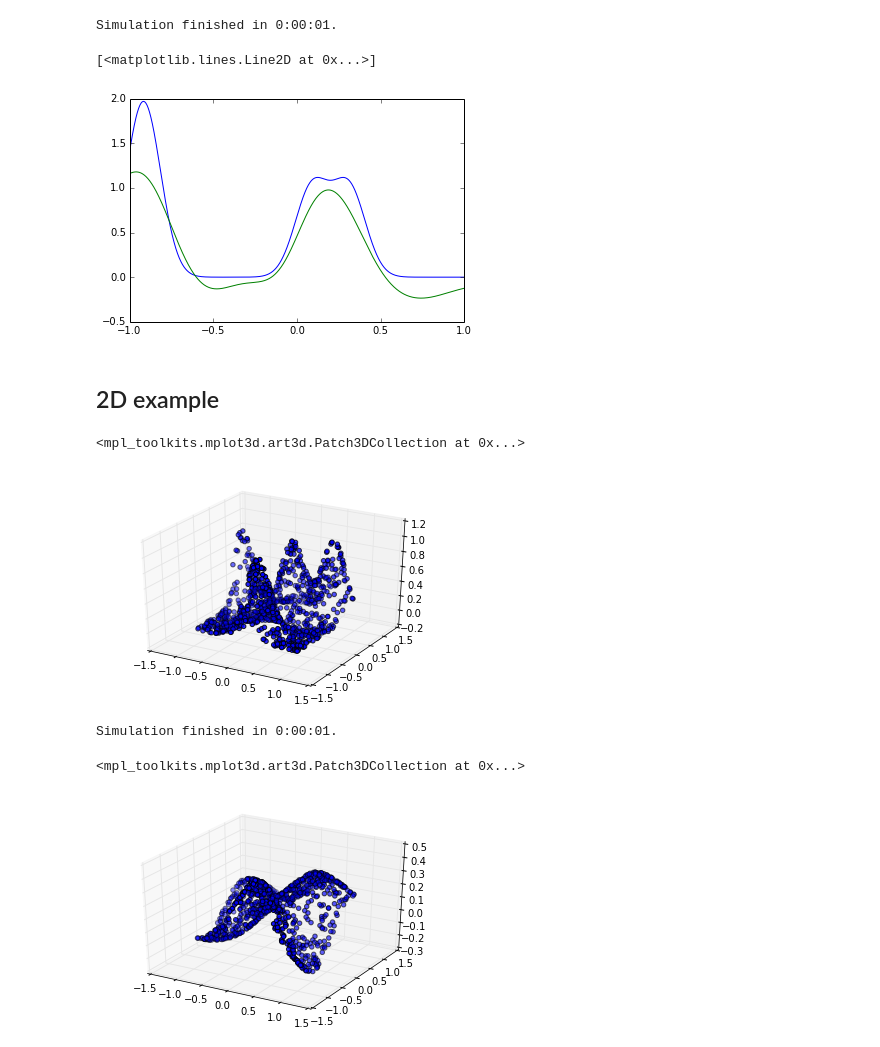
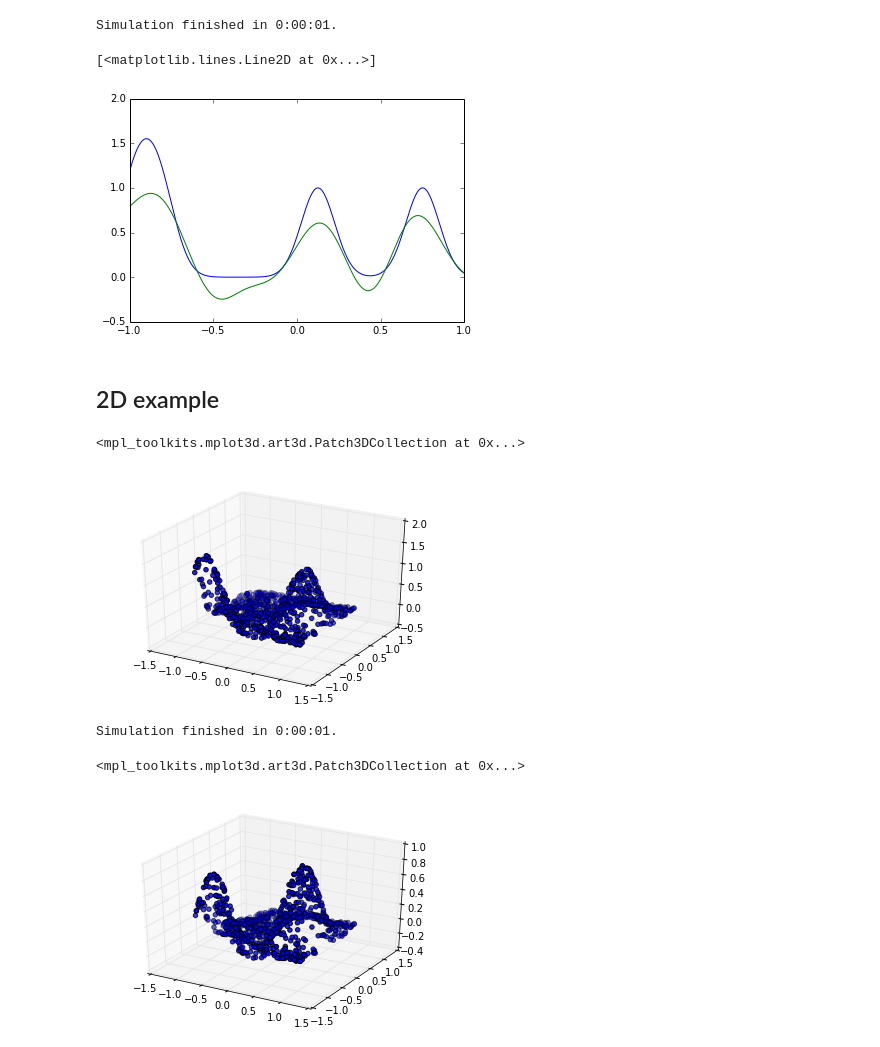
Before and after one commit to tcstewar/testing_notebooks, a Jupyter notebook: Function Space -- Attempt 3.ipynb, the cells around one changed output. Cells and saved outputs as stored; diff of their text form; code cells hidden in the pictures.

Commit message:
Renamed encode/decode to project/reconstruct

```diff
--- a/Function Space -- Attempt 3.ipynb
+++ b/Function Space -- Attempt 3.ipynb
@@ -66,12 +62,12 @@ fs = FunctionSpace(gaussian, pts=np.linspace(-1, 1, 2000),
                    sd=nengo.dists.Uniform(0.1, 0.7))
 
 # Generate 1 sample
-stim = fs.sample_fn(mean=nengo.dists.Uniform(-1, 1), n_samples=1,
+stim = fs.sample(mean=nengo.dists.Uniform(-1, 1), n_samples=1,
                     sd=0.1,
                     superimpose=4)
 
 # encode it and decode it
-decode = fs.decode(fs.encode(stim))
+decode = fs.reconstruct(fs.project(stim))
 # %%
 import pylab
 pylab.plot(fs.pts, stim[0])
@@ -92,7 +88,7 @@ with model:
                        mean=nengo.dists.Uniform(-1, 1),
                        sd=nengo.dists.Uniform(0.1, 0.2))
 
-    stimulus = nengo.Node(fs.encode(stim)[0])
+    stimulus = nengo.Node(fs.project(stim)[0])
     nengo.Connection(stimulus, ens)
 
     probe = nengo.Probe(ens, synapse=0.1)
@@ -103,10 +99,10 @@ sim.run(0.5)
 Simulation finished in 0:00:01.
 # %%
 pylab.plot(fs.pts, stim[0])
-pylab.plot(fs.pts, fs.decode(sim.data[probe][-1]))
+pylab.plot(fs.pts, fs.reconstruct(sim.data[probe][-1]))
 # %% [output]
 [<matplotlib.lines.Line2D at 0x...>]
-[figure, old version]
+[figure, new version]
 # %% [markdown]
 ## 2D example
 # %%
@@ -116,26 +112,26 @@ def gaussian2d(points, meanx, meany, sd):
 pts = np.random.uniform(-1, 1, size=(1000, 2))
 
 fs = FunctionSpace(gaussian2d, pts=pts,
-                   n_samples=1000, n_basis=10,
+                   n_samples=1000, n_basis=50,
                    meanx=nengo.dists.Uniform(-1, 1),
                    meany=nengo.dists.Uniform(-1, 1),
                    sd=nengo.dists.Uniform(0.1, 0.7))
 
-stim = fs.sample_fn(meanx=nengo.dists.Uniform(-1, 1),
+stim = fs.sample(meanx=nengo.dists.Uniform(-1, 1),
                     meany=nengo.dists.Uniform(-1,1),
                     n_samples=1,
                     sd=0.2,
                     superimpose=4)
 
-decode = fs.decode(fs.encode(stim))
+decode = fs.reconstruct(fs.project(stim[0]))
 # %%
 from mpl_toolkits.mplot3d import Axes3D
 fig = pylab.figure()
 ax = fig.add_subplot(111, projection='3d')
-ax.scatter(pts[:,0], pts[:,1], stim[0])
+ax.scatter(pts[:,0], pts[:,1], decode)
 # %% [output]
 <mpl_toolkits.mplot3d.art3d.Patch3DCollection at 0x...>
-[figure, old version]
+[figure, new version]
 # %%
 model = nengo.Network()
 with model:
@@ -149,10 +145,10 @@ with model:
                        meany=nengo.dists.Uniform(-1, 1),
                        sd=nengo.dists.Uniform(0.1, 0.2))
 
-    stimulus = nengo.Node(fs.encode(stim)[0])
+    stimulus = nengo.Node(fs.project(stim)[0])
     nengo.Connection(stimulus, ens)
 
-    probe = nengo.Probe(ens, synapse=0.1)
+    probe = nengo.Probe(ens, synapse=0.01)
 # %%
 sim = nengo.Simulator(model)
 sim.run(0.5)
@@ -161,8 +157,8 @@ Simulation finished in 0:00:01.
 # %%
 from mpl_toolkits.mplot3d import Axes3D
 fig = pylab.figure()
 ax = fig.add_subplot(111, projection='3d')
-ax.scatter(fs.pts[:,0], fs.pts[:,1], fs.decode(sim.data[probe][-1]))
+ax.scatter(fs.pts[:,0], fs.pts[:,1], fs.reconstruct(sim.data[probe][-1]))
 # %% [output]
 <mpl_toolkits.mplot3d.art3d.Patch3DCollection at 0x...>
-[figure, old version]
+[figure, new version]
```
Also changed, not shown: parts of 2 cells of this notebook.
